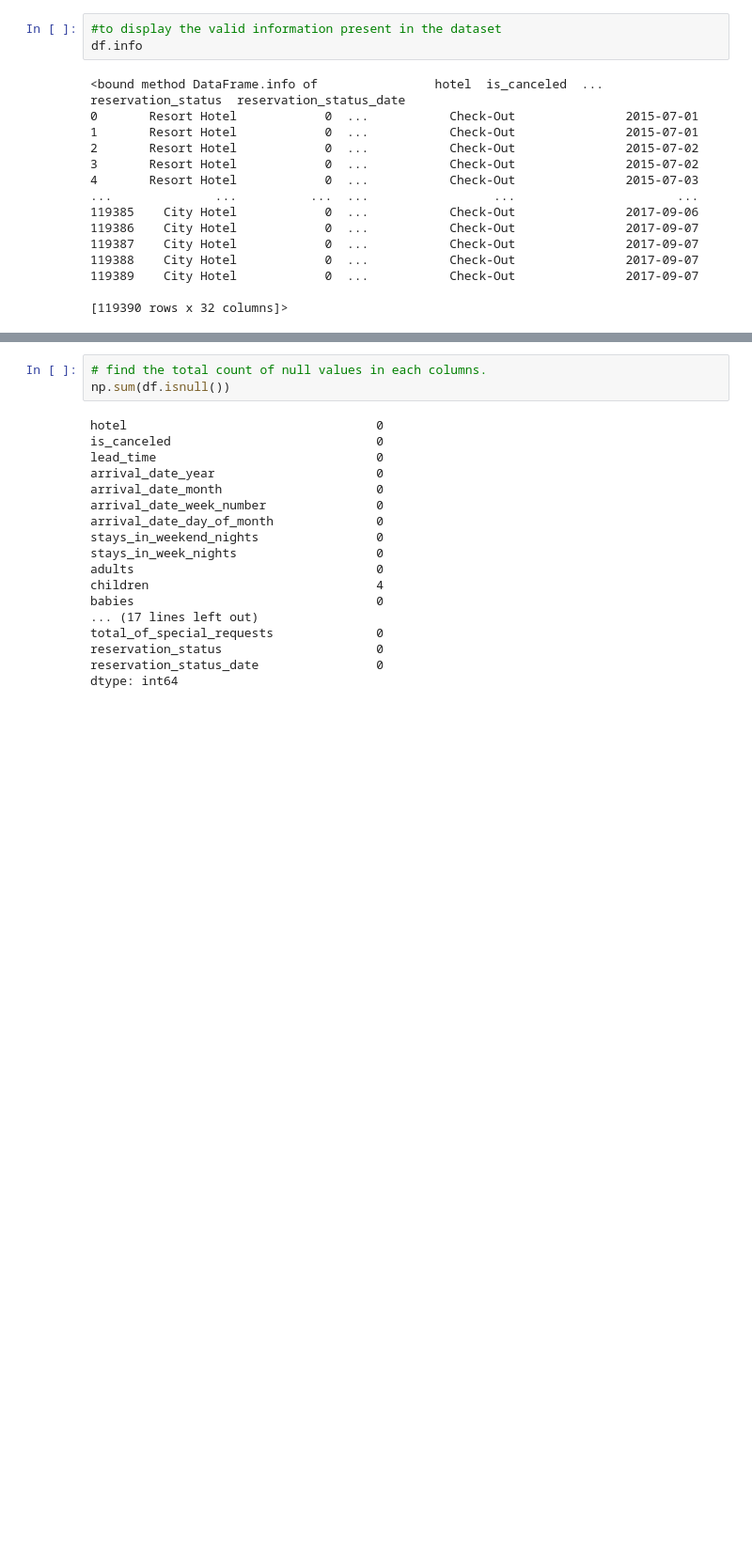
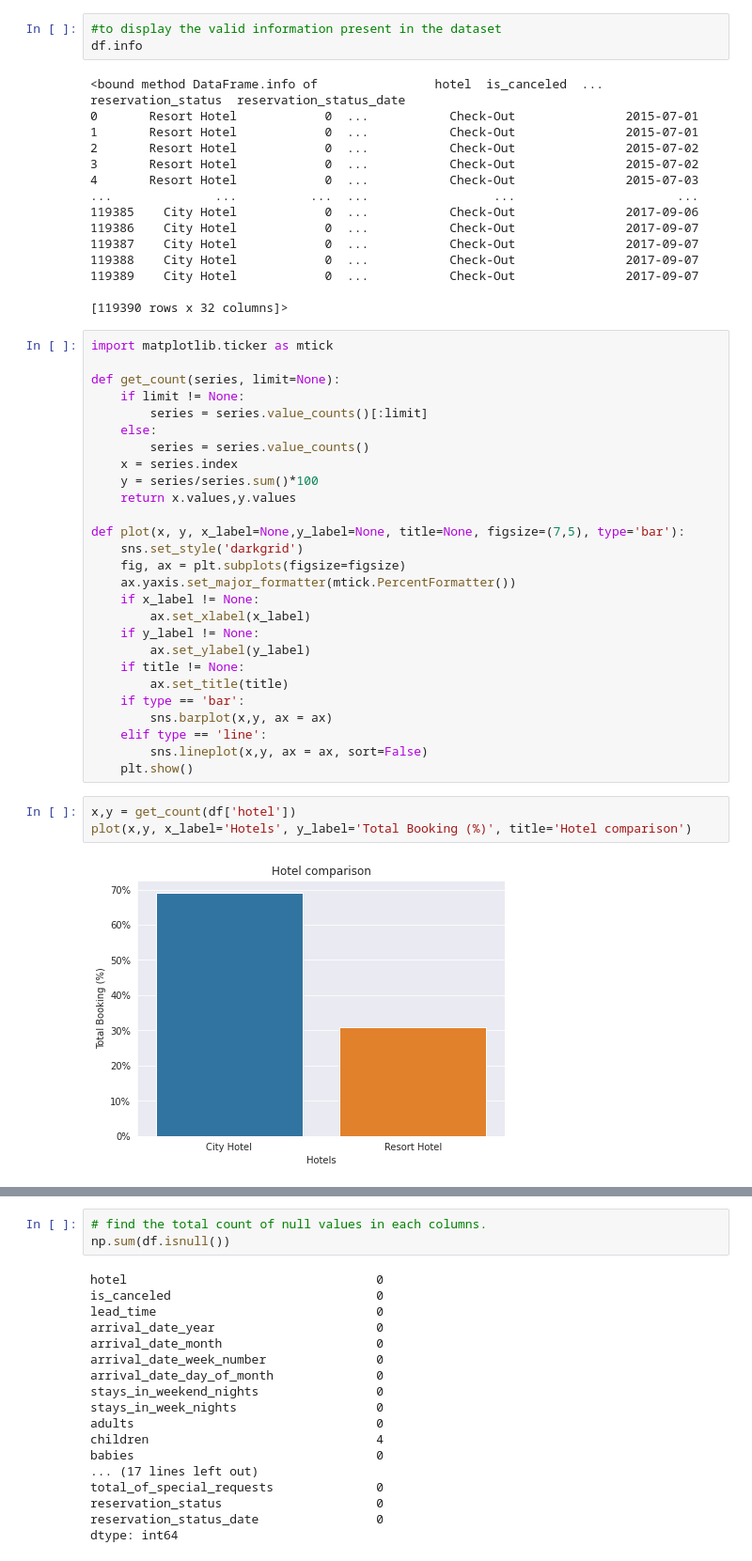
Before and after one commit to prideven/DataMining, a Jupyter notebook: DataCleaning_Assignment1.ipynb, the cells around one changed output, grey strips where cells are left out. Shown: that part at 94% size. Drawn from its saved outputs; the diff is of its cells as text; blank space fills up the shorter version.

```diff
--- a/DataCleaning_Assignment1.ipynb
+++ b/DataCleaning_Assignment1.ipynb
@@ -96,3 +97,35 @@ df.info
 119389    City Hotel            0  ...           Check-Out               2017-09-07
 
 [119390 rows x 32 columns]>
+# %%
+import matplotlib.ticker as mtick
+
+def get_count(series, limit=None):
+    if limit != None:
+        series = series.value_counts()[:limit]
+    else:
+        series = series.value_counts()
+    x = series.index
+    y = series/series.sum()*100
+    return x.values,y.values
+
+def plot(x, y, x_label=None,y_label=None, title=None, figsize=(7,5), type='bar'):
+    sns.set_style('darkgrid')
+    fig, ax = plt.subplots(figsize=figsize)
+    ax.yaxis.set_major_formatter(mtick.PercentFormatter())
+    if x_label != None:
+        ax.set_xlabel(x_label)
+    if y_label != None:
+        ax.set_ylabel(y_label)
+    if title != None:
+        ax.set_title(title)
+    if type == 'bar':
+        sns.barplot(x,y, ax = ax)
+    elif type == 'line':
+        sns.lineplot(x,y, ax = ax, sort=False)
+    plt.show()
+# %%
+x,y = get_count(df['hotel'])
+plot(x,y, x_label='Hotels', y_label='Total Booking (%)', title='Hotel comparison')
+# %% [output]
+[figure, added]
```
Also changed, not shown: parts of 3 cells of this notebook.
